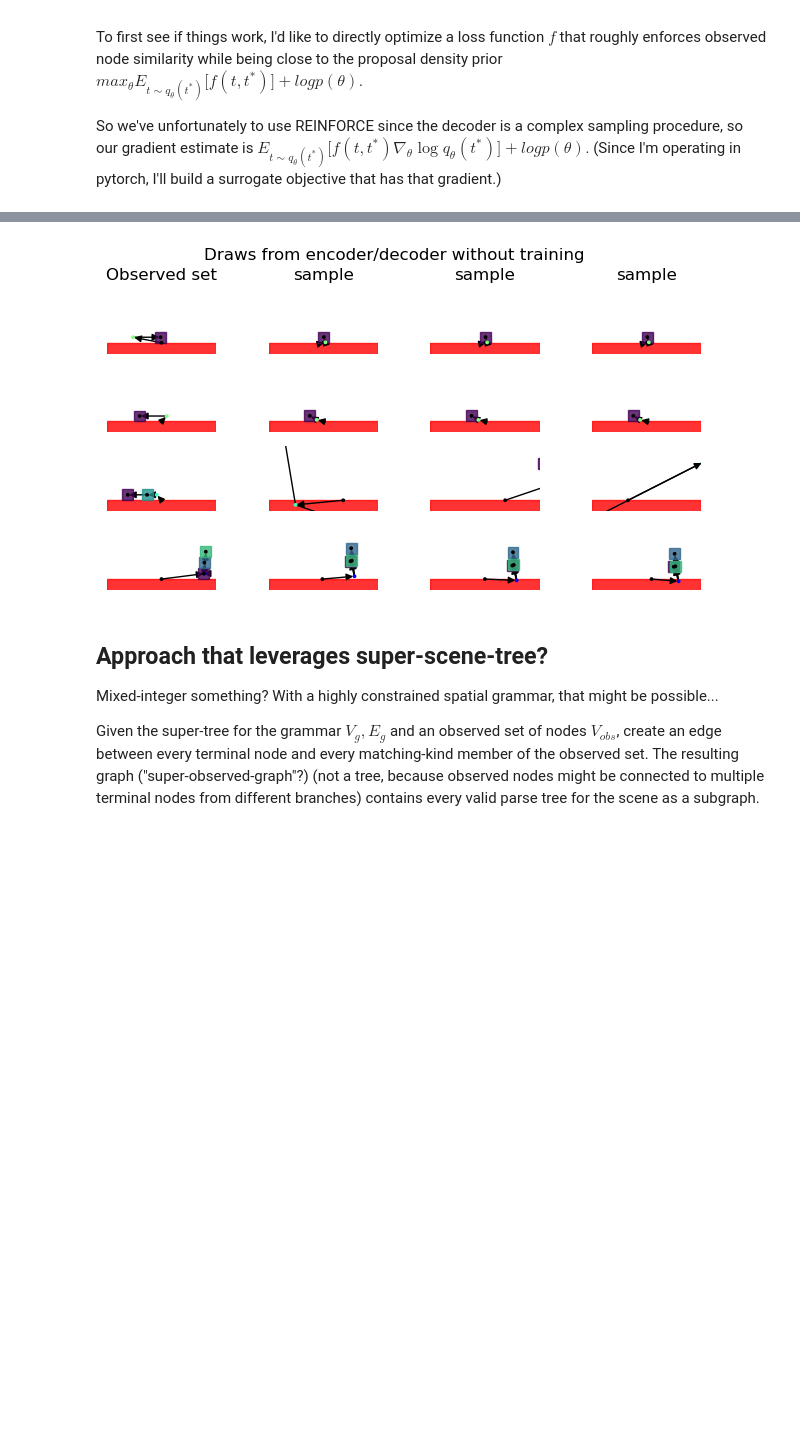
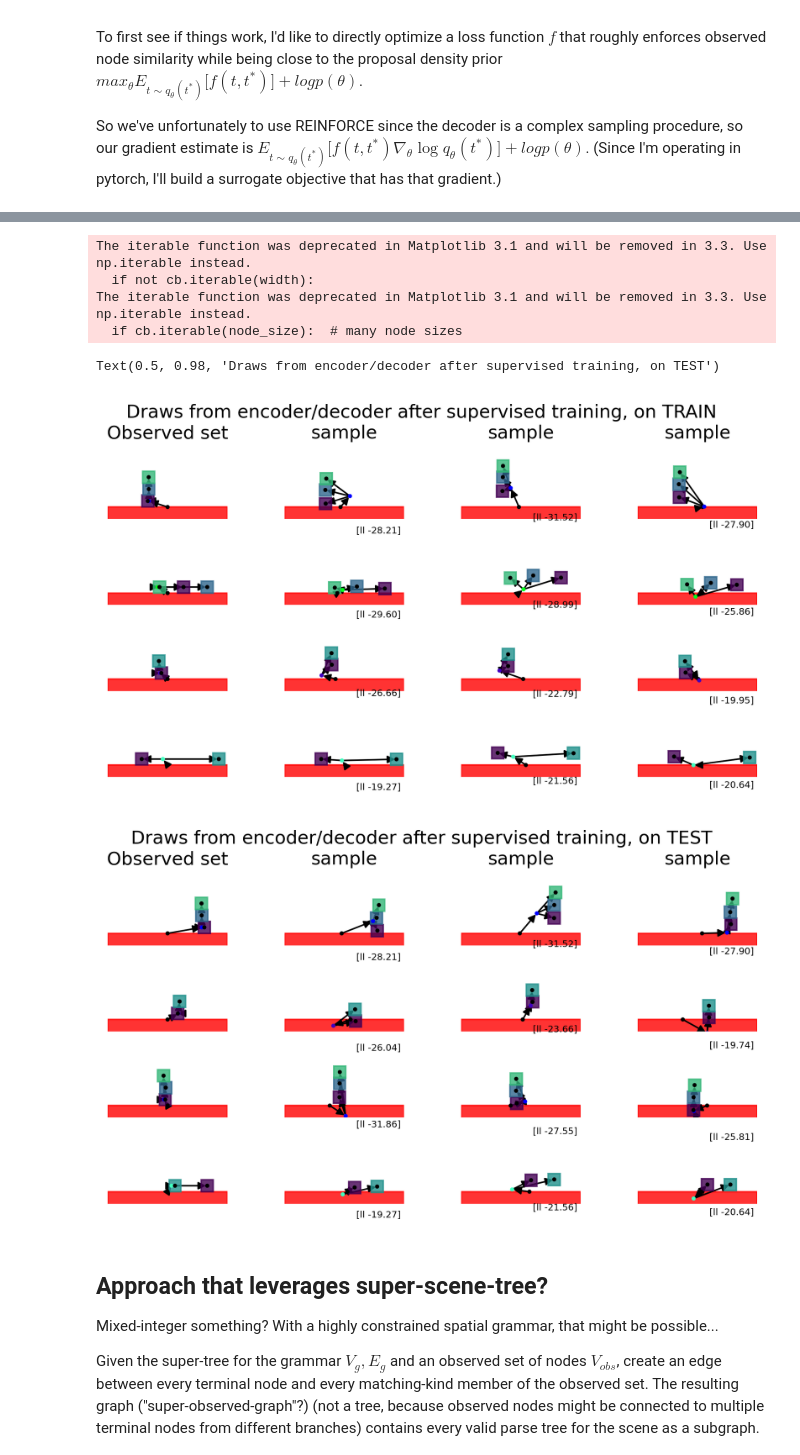
Before and after one commit to gizatt/spatial_scene_grammars, a Jupyter notebook: spatial_scene_grammars_examples/planar_box_stacks/parsing_experiments.ipynb, the cells around one changed output, grey strips where cells are left out. Cells and saved outputs as stored; diff of their text form; code cells hidden in the pictures; blank space fills up the shorter version.

```diff
--- a/spatial_scene_grammars_examples/planar_box_stacks/parsing_experiments.ipynb
+++ b/spatial_scene_grammars_examples/planar_box_stacks/parsing_experiments.ipynb
@@ -554,7 +569,7 @@ for i in range(N_width):
     for j in range(N_height):
         k = i*N_height + j
         ax = plt.subplot(N_height, N_width, k + 1)
-        sampled_tree, ll = encoder.sample_tree_from_grammar_vector(meta_tree, x)
+        sampled_tree, ll, _ = encoder.sample_tree_from_grammar_vector(meta_tree, x)
         draw_boxes(sampled_tree, fig=fig, ax=ax, block=False)
         plt.title("%0.02f" % ll)
         ax.axis("on")
@@ -654,7 +669,7 @@ def make_plot(observed_nodes, full_trees, ):
         for j in range(1, N_width):
             k = i*N_height + j
             ax = plt.subplot(N_height, N_width, k + 1)
-            sampled_tree, proposal_density = encoder.sample_tree_from_grammar_vector(meta_tree, x)
+            sampled_tree, proposal_density, _ = encoder.sample_tree_from_grammar_vector(meta_tree, x)
             draw_boxes(sampled_tree, fig=fig, ax=ax, block=False)
             if i == 0:
                 plt.title("sample")
@@ -680,9 +695,9 @@ To first see if things work, I'd like to directly optimize a loss function $f$ t
 So we've unfortunately to use REINFORCE since the decoder is a complex sampling procedure, so our gradient estimate is $E_{t \sim q_\theta(t^*)}\Big[ f(t, t^*) \nabla_\theta \log q_\theta(t^*) \Big] + log p(\theta) $. (Since I'm operating in pytorch, I'll build a surrogate objective that has that gradient.)
 # %%
 # Training
-N_EPOCHS = 100
+N_EPOCHS = 300
 N_ITERS_PER_EPOCH = 10
-N_SAMPLES_PER_ENCODING = 3
+N_SAMPLES_PER_ENCODING = 5
 MIN_LL_SATURATION = -10000
 
 optimizer = torch.optim.Adam(encoder.parameters(), lr=0.001)
@@ -711,11 +726,14 @@ for epoch in range(N_EPOCHS):
         x_prior_ll = dist.Normal(0., 1).log_prob(x).sum()
         total_objective += x_prior_ll / N_ITERS_PER_EPOCH
         for sample_k in range(N_SAMPLES_PER_ENCODING):
-            sampled_tree, proposal_density_ll = encoder.sample_tree_from_grammar_vector(meta_tree, x)
+            sampled_tree, proposal_density_ll, ll_parts = encoder.sample_tree_from_grammar_vector(meta_tree, x)
             candidate_nodes = [n for n in sampled_tree.nodes if isinstance(n, TerminalNode)]
-
+            discrete_part_ll, _, _ = ll_parts
+            # The discrete ll part is not reparameterized, so use REINFORCE.
+            # The continuous part is reparameterized, so don't include it in the REINFORCE part.
+            # (It'll come for free in the +total_f part.)
             est_ll = (estimate_observation_likelihood(candidate_nodes, observed_nodes, 0.1) +
-                      0*estimate_observation_likelihood(observed_nodes, candidate_nodes, 0.1))
+                      estimate_observation_likelihood(observed_nodes, candidate_nodes, 0.1))
             est_ll = torch.clip(est_ll, min=MIN_LL_SATURATION)
             total_sampled_score += est_ll
 
@@ -723,7 +741,7 @@ for epoch in range(N_EPOCHS):
             total_sampled_f += total_f
 
             # Surrogate objective for REINFORCE
-            total_objective += (total_f.detach() - decaying_avg_baseline) * proposal_density_ll + total_f
+            total_objective += (total_f.detach() - decaying_avg_baseline) * discrete_part_ll + total_f
             total_num_samples += 1
 
     mean_objective = total_objective / total_num_samples
@@ -769,28 +788,38 @@ Text(0.5, 1.0, 'Total objective')
 # %%
-plt.figure(dpi=100).set_size_inches(8, 4)
-fig = plt.gcf()
-plt.suptitle("Draws from encoder/decoder without training")
-N_width = 4
-N_height = 4
-torch.random.manual_seed(41)
-for i in range(N_height):
-    plt.subplot(N_height, N_width, i*N_height + 1)
-    draw_boxes(full_trees_for_training[i], fig=plt.gcf(), ax=plt.gca(), block=False)
-    if i == 0:
-        plt.title("Observed set")
+def make_plot(observed_nodes, full_trees, ):
+    plt.figure(dpi=300).set_size_inches(8, 4)
+    fig = plt.gcf()
+    N_width = 4
+    N_height = 4
+    torch.random.manual_seed(41)
+    for i in range(N_height):
+        plt.subplot(N_height, N_width, i*N_height + 1)
+        draw_boxes(full_trees[i], fig=plt.gcf(), ax=plt.gca(), block=False)
+        if i == 0:
+            plt.title("Observed set")
+        x = encoder(observed_nodes[i])
+        for j in range(1, N_width):
+            k = i*N_height + j
+            ax = plt.subplot(N_height, N_width, k + 1)
+            sampled_tree, proposal_density, _ = encoder.sample_tree_from_grammar_vector(meta_tree, x)
+            draw_boxes(sampled_tree, fig=fig, ax=ax, block=False)
+            if i == 0:
+                plt.title("sample")
+            plt.text(x=1., y=-2., s="[ll %0.2f]" % proposal_density, fontsize=6)
 
-    x = encoder(observed_nodes_for_training[i])
+make_plot(observed_nodes_for_training, full_trees_for_training)
+plt.suptitle("Draws from encoder/decoder after supervised training, on TRAIN")
 
-    for j in range(1, N_width):
-        k = i*N_height + j
-        ax = plt.subplot(N_height, N_width, k + 1)
-        sampled_tree, proposal_density = encoder.sample_tree_from_grammar_vector(meta_tree, x)
-        draw_boxes(sampled_tree, fig=fig, ax=ax, block=False)
-        if i == 0:
-            plt.title("sample" % proposal_density)
-plt.show()
+make_plot(observed_nodes_for_testing, full_trees_for_testing)
+plt.suptitle("Draws from encoder/decoder after supervised training, on TEST")
 # %% [output]
+The iterable function was deprecated in Matplotlib 3.1 and will be removed in 3.3. Use np.iterable instead.
+  if not cb.iterable(width):
+The iterable function was deprecated in Matplotlib 3.1 and will be removed in 3.3. Use np.iterable instead.
+  if cb.iterable(node_size):  # many node sizes
+Text(0.5, 0.98, 'Draws from encoder/decoder after supervised training, on TEST')
-[figure, old version]
+[figure, new version]
+[figure, added]
 # %% [markdown]
 ## Approach that leverages super-scene-tree?
 Mixed-integer something? With a highly constrained spatial grammar, that might be possible...
```
Also changed, not shown: parts of 6 cells of this notebook.
